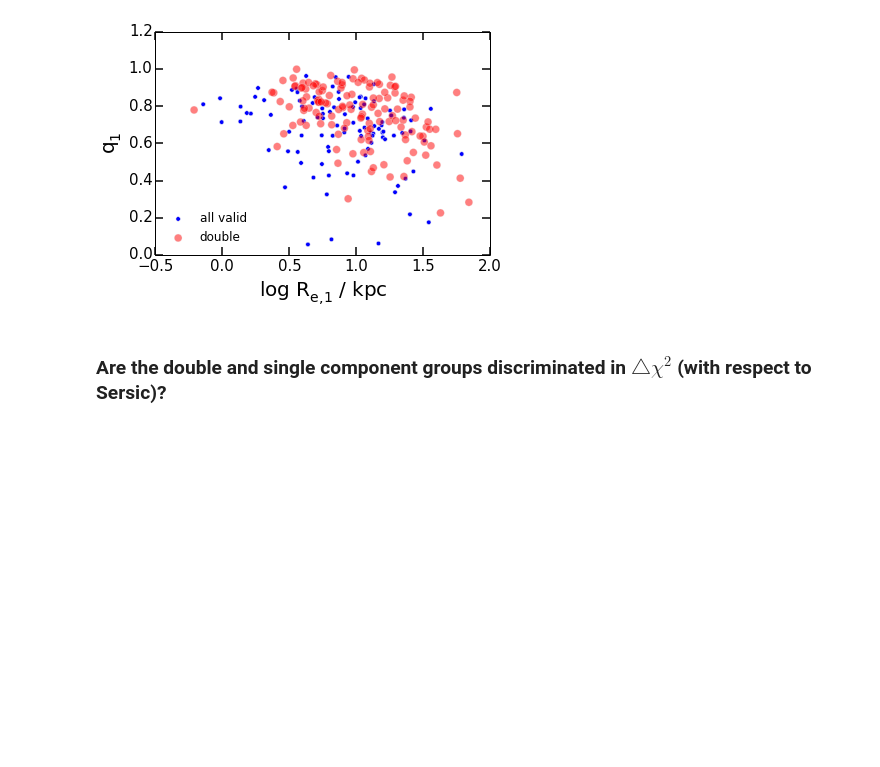
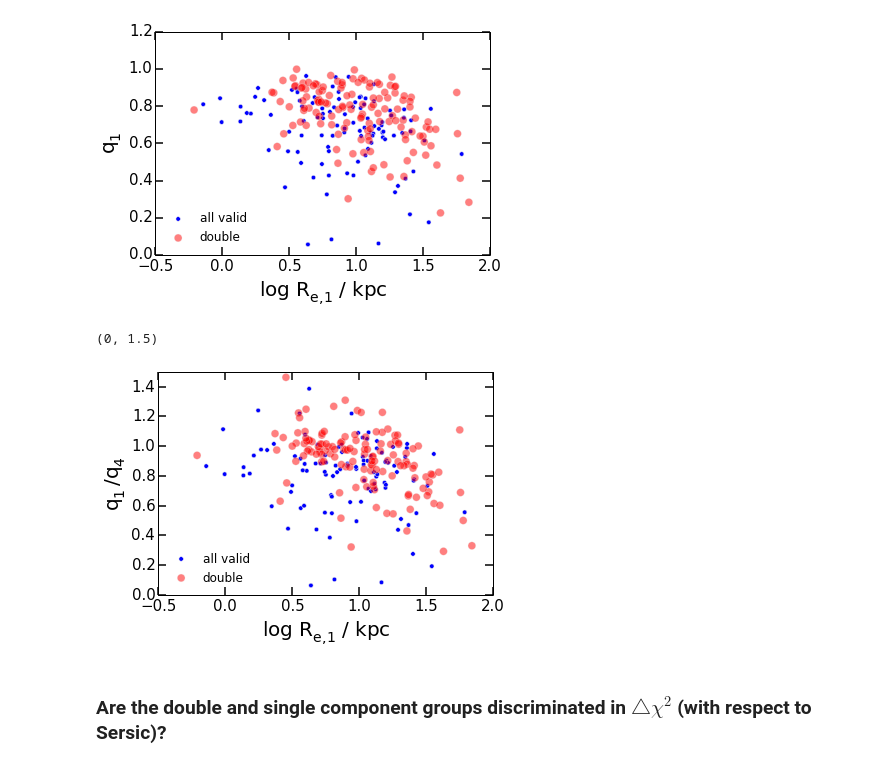
Before and after one commit to smoh/ETGOutskirts, a Jupyter notebook: 20141119/ExamineStamps.ipynb, the cells around one changed output. Saved outputs shown, nothing was run; the diff lists cells and outputs as text; code cells hidden in the pictures; blank space fills up the shorter version.

Commit message:
add ratio of axis ratio plot

```diff
--- a/20141119/ExamineStamps.ipynb
+++ b/20141119/ExamineStamps.ipynb
@@ -266,6 +266,17 @@ ylabel('$q_1$')
 _ = legend(loc='lower left', scatterpoints=1)
 # %% [output]
 [figure]
+# %%
+rq = m.p[1].q/m.p[0].q
+scatter(log10(m.p[1].Re*0.396*da)[cutValidFit & ~cutDoubleComp], rq[cutValidFit &~cutDoubleComp], label='all valid')
+scatter(log10(m.p[1].Re*0.396*da)[cutDoubleComp], rq[cutDoubleComp], c='r', alpha=.5, s=60, label='double', )
+xlabel('log $R_{e,1}$ / kpc')
+ylabel('$q_1/q_4$')
+_ = legend(loc='lower left', scatterpoints=1)
+ylim(0,1.5)
+# %% [output]
+(0, 1.5)
+[figure, added]
 # %% [markdown]
 ### Are the double and single component groups discriminated in $\triangle \chi^2$ (with respect to Sersic)?
 # %%
```
